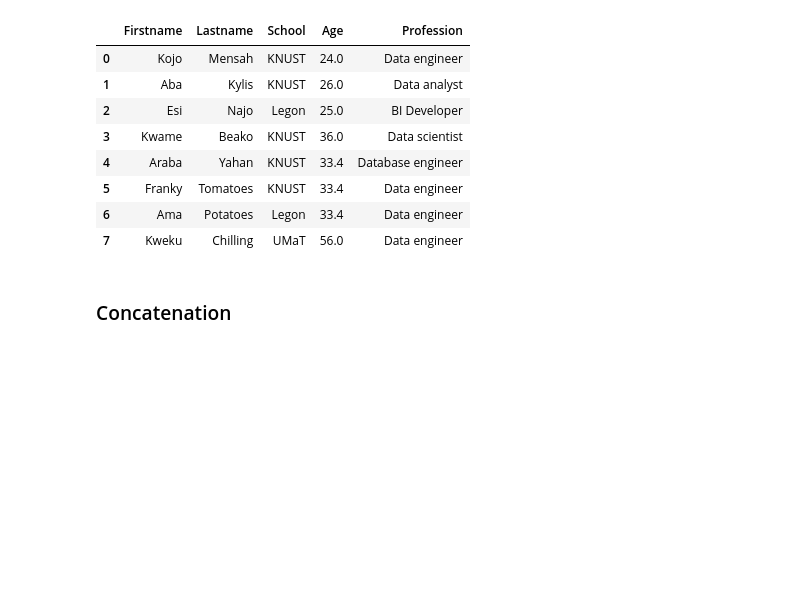
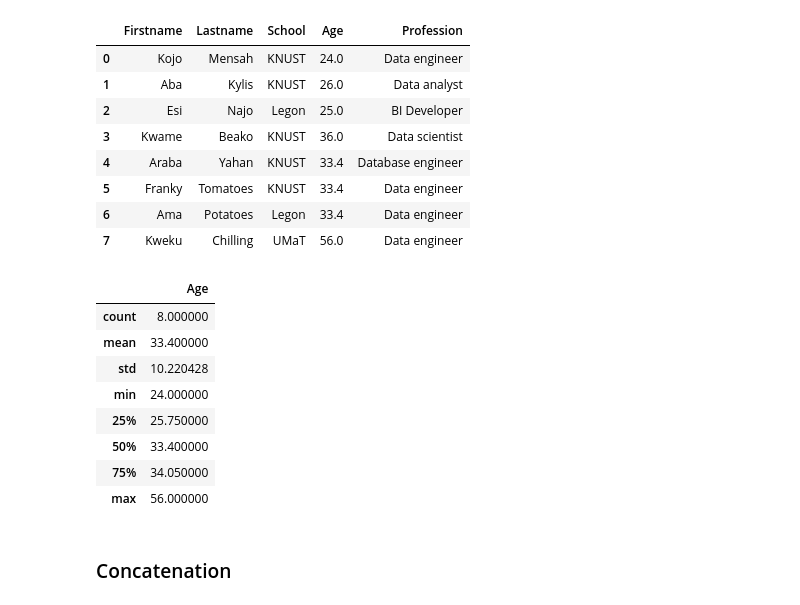
Before and after one commit to Hephzibah56/div_lessons, a Jupyter notebook: Data wrangling.ipynb, the cells around one changed output. Saved outputs shown, nothing was run; the diff lists cells and outputs as text; code cells hidden in the pictures; blank space fills up the shorter version.

```diff
--- a/Data wrangling.ipynb
+++ b/Data wrangling.ipynb
@@ -619,6 +619,18 @@ df
 | 5 | Franky | Tomatoes | KNUST | 33.4 | Data engineer |
 | 6 | Ama | Potatoes | Legon | 33.4 | Data engineer |
 | 7 | Kweku | Chilling | UMaT | 56.0 | Data engineer |
+# %%
+df.describe()
+# %% [output]
+|  | Age |
+| count | 8.000000 |
+| mean | 33.400000 |
+| std | 10.220428 |
+| min | 24.000000 |
+| 25% | 25.750000 |
+| 50% | 33.400000 |
+| 75% | 34.050000 |
+| max | 56.000000 |
 # %% [markdown]
 ### Concatenation
 # %%
```
Also changed, not shown: parts of 10 cells of this notebook.
